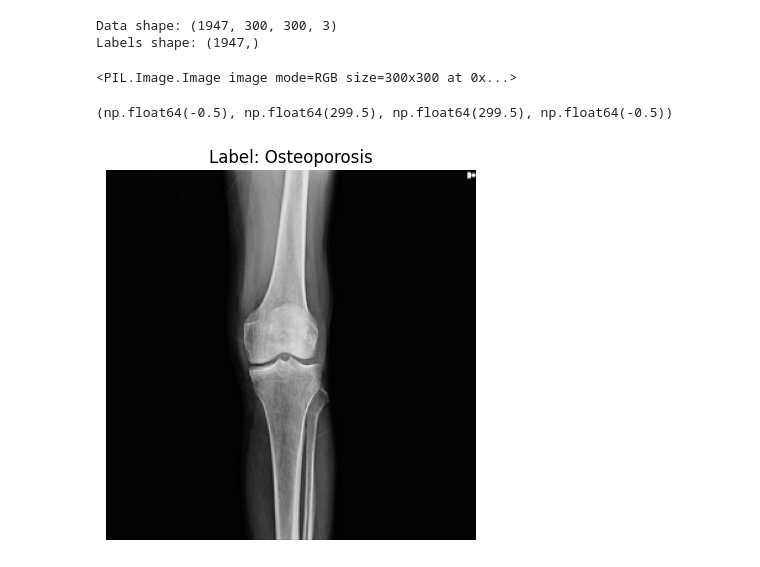
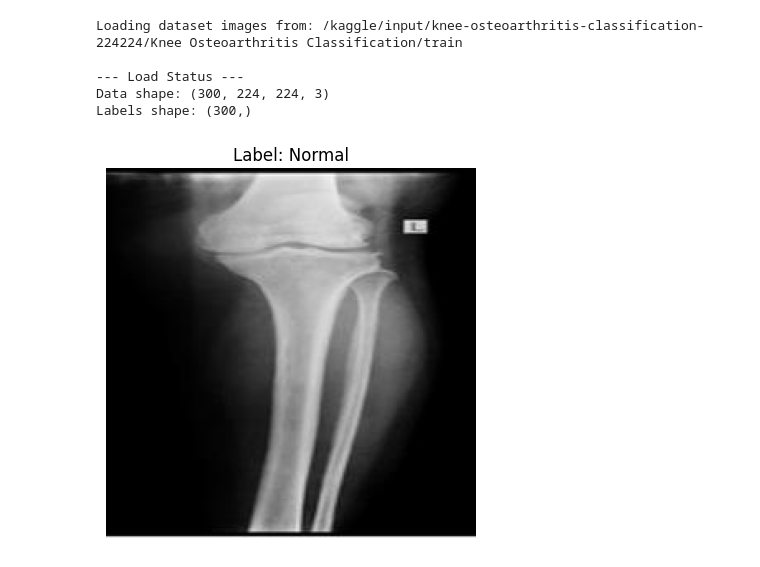
Before and after one commit to Shahidrrs/Whatsapp-link-generator, a Jupyter notebook: Untitled2.ipynb, the cells around one changed output. Drawn from its saved outputs; the diff is of its cells as text; code cells hidden in the pictures.

```diff
--- a/Untitled2.ipynb
+++ b/Untitled2.ipynb
@@ -76,47 +81,61 @@ import numpy as np
 from PIL import Image
 import os
 
+# FIXED PATH: Added the verified wrapper folder name so it hits the images perfectly
+train_dataset_path = os.path.join(path, "Knee Osteoarthritis Classification", "train")
+
 categories = ['Normal', 'Osteopenia', 'Osteoporosis']
 data = []
 labels = []
 
+print("Loading dataset images from:", train_dataset_path)
+
 for category in categories:
-    folder_path = os.path.join(dataset_path, category)
-    for file in os.listdir(folder_path):
+    folder_path = os.path.join(train_dataset_path, category)
+
+    # Defensive check to verify the folder path exists
+    if not os.path.exists(folder_path):
+        print(f"Warning: Folder not found at {folder_path}. Skipping...")
+        continue
+
+    # Slicing [:100] protects your system RAM while giving plenty of samples for plotting
+    for file in os.listdir(folder_path)[:100]:
         file_path = os.path.join(folder_path, file)
         try:
-            # Upgraded resolution to 300x300 for maximum texture clarity
-            img = Image.open(file_path).convert('RGB').resize((300, 300))
+            # Scaled to native 224x224 to protect RAM and match the new dataset configuration
+            img = Image.open(file_path).convert('RGB').resize((224, 224))
             data.append(np.array(img))
             labels.append(category)
-        except:
-            print("Error loading", file_path)
+        except Exception as e:
+            print(f"Error loading {file_path}: {e}")
 
 data = np.array(data)
 labels = np.array(labels)
+print("\n--- Load Status ---")
 print("Data shape:", data.shape)
 print("Labels shape:", labels.shape)
 # %% [output]
-Data shape: (1947, 300, 300, 3)
-Labels shape: (1947,)
+Loading dataset images from: /kaggle/input/knee-osteoarthritis-classification-224224/Knee Osteoarthritis Classification/train
+
+--- Load Status ---
+Data shape: (300, 224, 224, 3)
+Labels shape: (300,)
-# %%
-print(img)
-# %% [output]
-<PIL.Image.Image image mode=RGB size=300x300 at 0x...>
 # %%
 import matplotlib.pyplot as plt
 import random
 
-# randomly ek image index choose kro
-idx = random.randint(0, len(data) - 1)
+# Choose a random index from the data loaded in cell 6
+if len(data) > 0:
+    idx = random.randint(0, len(data) - 1)
 
-# image aur label load kro
-img = data[idx]
-label = labels[idx]
+    img = data[idx]
+    label = labels[idx]
 
-plt.imshow(img.astype('uint8'))
-plt.title(f"Label: {label}")
-plt.axis('off')
+    plt.imshow(img.astype('uint8'))
+    plt.title(f"Label: {label}")
+    plt.axis('off')
+    plt.show()
+else:
+    print("Error: The 'data' array is empty. Please make sure Cell 6 loaded the images successfully first!")
 # %% [output]
-(np.float64(-0.5), np.float64(299.5), np.float64(299.5), np.float64(-0.5))
-[figure, old version]
+[figure, new version]
```
Also changed, not shown: parts of 20 cells of this notebook.
